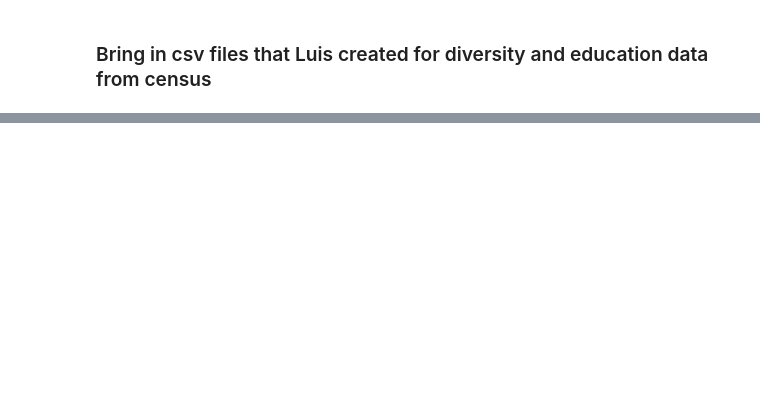
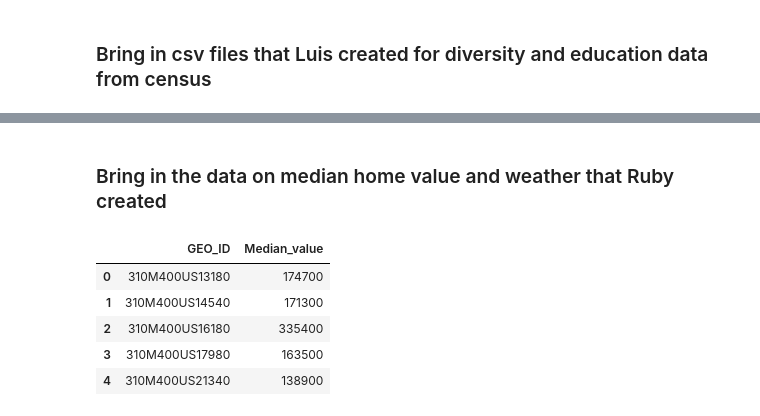
Before and after one commit to jteickholt/Project2_Team7, a Jupyter notebook: static/py/census_data_prep_jeff.ipynb, the cells around one changed output, grey strips where cells are left out. Cells and saved outputs as stored; diff of their text form; code cells hidden in the pictures; blank space fills up the shorter version.

```diff
--- a/static/py/census_data_prep_jeff.ipynb
+++ b/static/py/census_data_prep_jeff.ipynb
@@ -380,0 +382,25 @@ print(state_final_df.columns.values)
+# %% [markdown]
+### Bring in the data on median home value and weather that Ruby created
+# %%
+# define path to the city level data
+
+homevalue_file=os.path.join('..', 'data','census_median_home_value_by_metro.csv')
+
+# read in the city level data
+
+homevalue=pd.read_csv(homevalue_file)
+# %%
+home_value_df=pd.DataFrame(homevalue)
+
+# drop the Name as it will already be in master file
+
+home_value_df=home_value_df.drop(columns=["NAME"])
+
+home_value_df.head()
+# %% [output]
+|  | GEO_ID | Median_value |
+| 0 | 310M400US13180 | 174700 |
+| 1 | 310M400US14540 | 171300 |
+| 2 | 310M400US16180 | 335400 |
+| 3 | 310M400US17980 | 163500 |
+| 4 | 310M400US21340 | 138900 |
```
Also changed, not shown: parts of 16 cells of this notebook, 1 other file.
